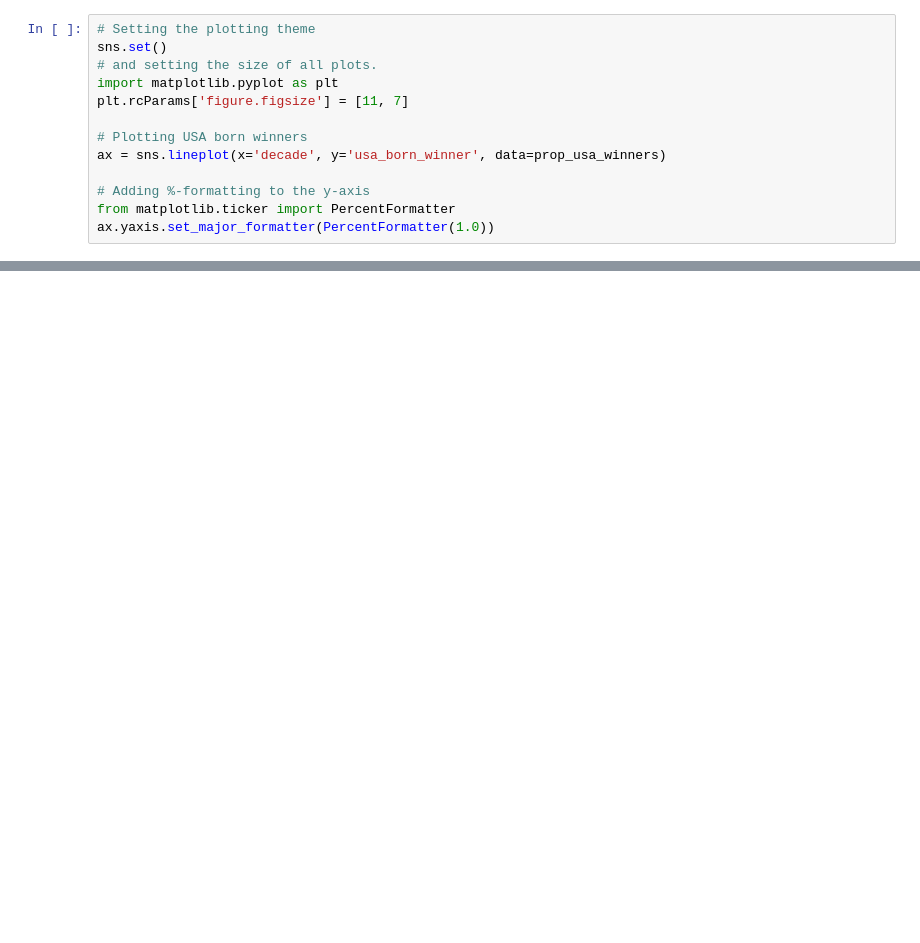
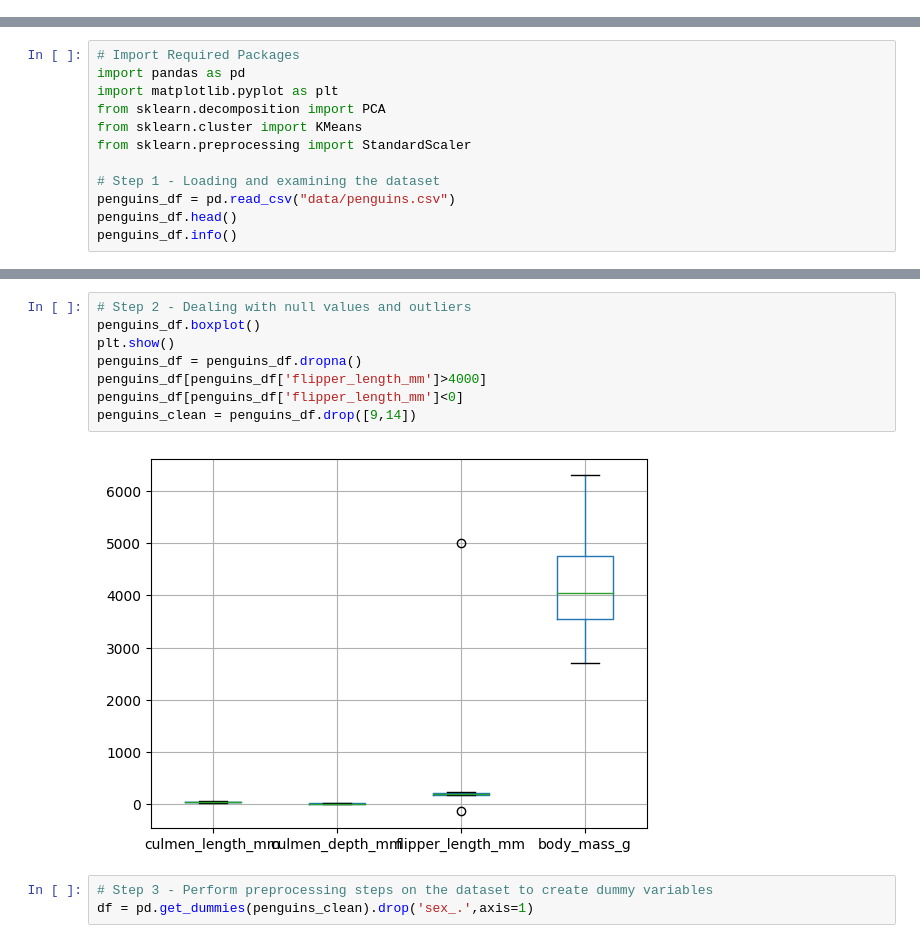
Before and after one commit to Cvelsen22/Carmelo_Velez_Data_Science_Portfolio, a Jupyter notebook: notebook.ipynb, the cells around one changed output, grey strips where cells are left out. Cells and saved outputs as stored; diff of their text form; blank space fills up the shorter version.

```diff
--- a/notebook.ipynb
+++ b/notebook.ipynb
@@ -85,13 +2,0 @@ prop_usa_winners
-# %%
-# Setting the plotting theme
-sns.set()
-# and setting the size of all plots.
-import matplotlib.pyplot as plt
-plt.rcParams['figure.figsize'] = [11, 7]
-
-# Plotting USA born winners
-ax = sns.lineplot(x='decade', y='usa_born_winner', data=prop_usa_winners)
-
-# Adding %-formatting to the y-axis
-from matplotlib.ticker import PercentFormatter
-ax.yaxis.set_major_formatter(PercentFormatter(1.0))
@@ -199,0 +22,12 @@ youngest_winner = 'Malala Yousafzai'
+# %%
+# Import Required Packages
+import pandas as pd
+import matplotlib.pyplot as plt
+from sklearn.decomposition import PCA
+from sklearn.cluster import KMeans
+from sklearn.preprocessing import StandardScaler
+
+# Step 1 - Loading and examining the dataset
+penguins_df = pd.read_csv("data/penguins.csv")
+penguins_df.head()
+penguins_df.info()
@@ -199,0 +47,13 @@ youngest_winner = 'Malala Yousafzai'
+# %%
+# Step 2 - Dealing with null values and outliers
+penguins_df.boxplot()
+plt.show()
+penguins_df = penguins_df.dropna()
+penguins_df[penguins_df['flipper_length_mm']>4000]
+penguins_df[penguins_df['flipper_length_mm']<0]
+penguins_clean = penguins_df.drop([9,14])
+# %% [output]
+[figure, added]
+# %%
+# Step 3 - Perform preprocessing steps on the dataset to create dummy variables
+df = pd.get_dummies(penguins_clean).drop('sex_.',axis=1)
```
Also changed, not shown: parts of 31 cells of this notebook.
